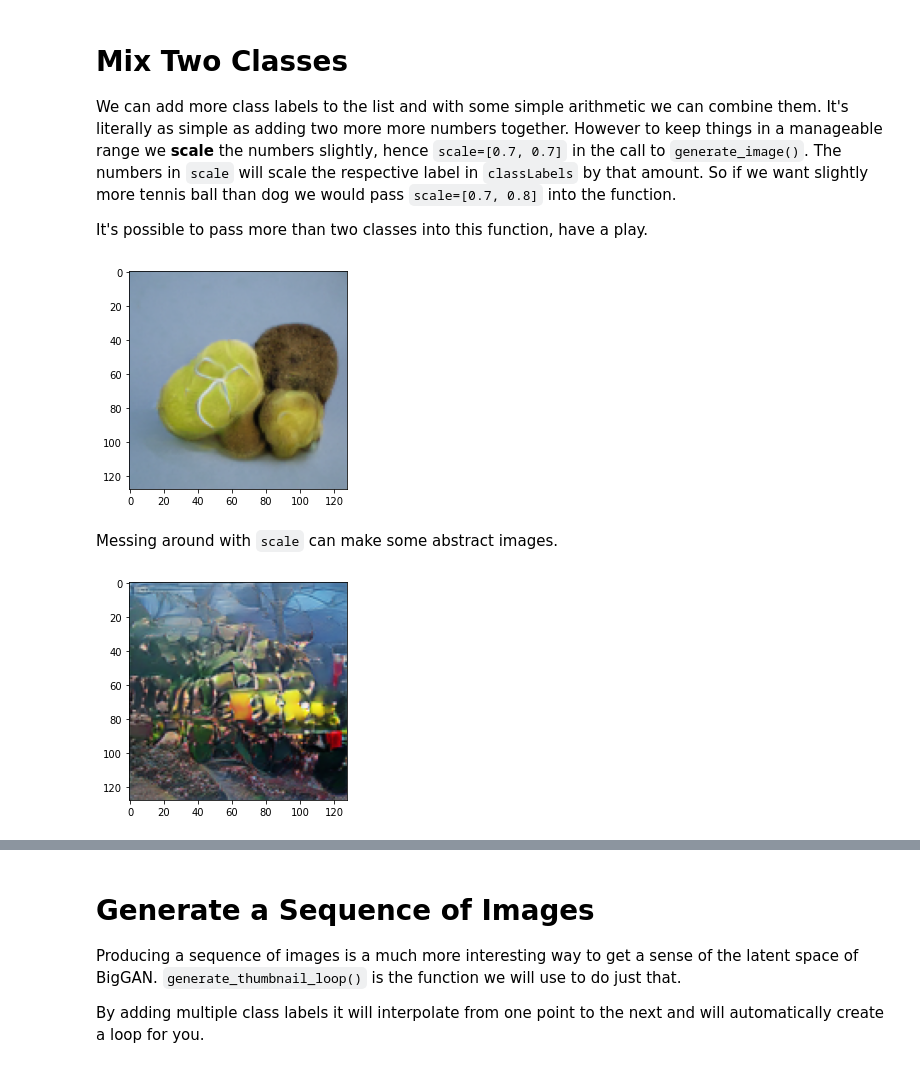
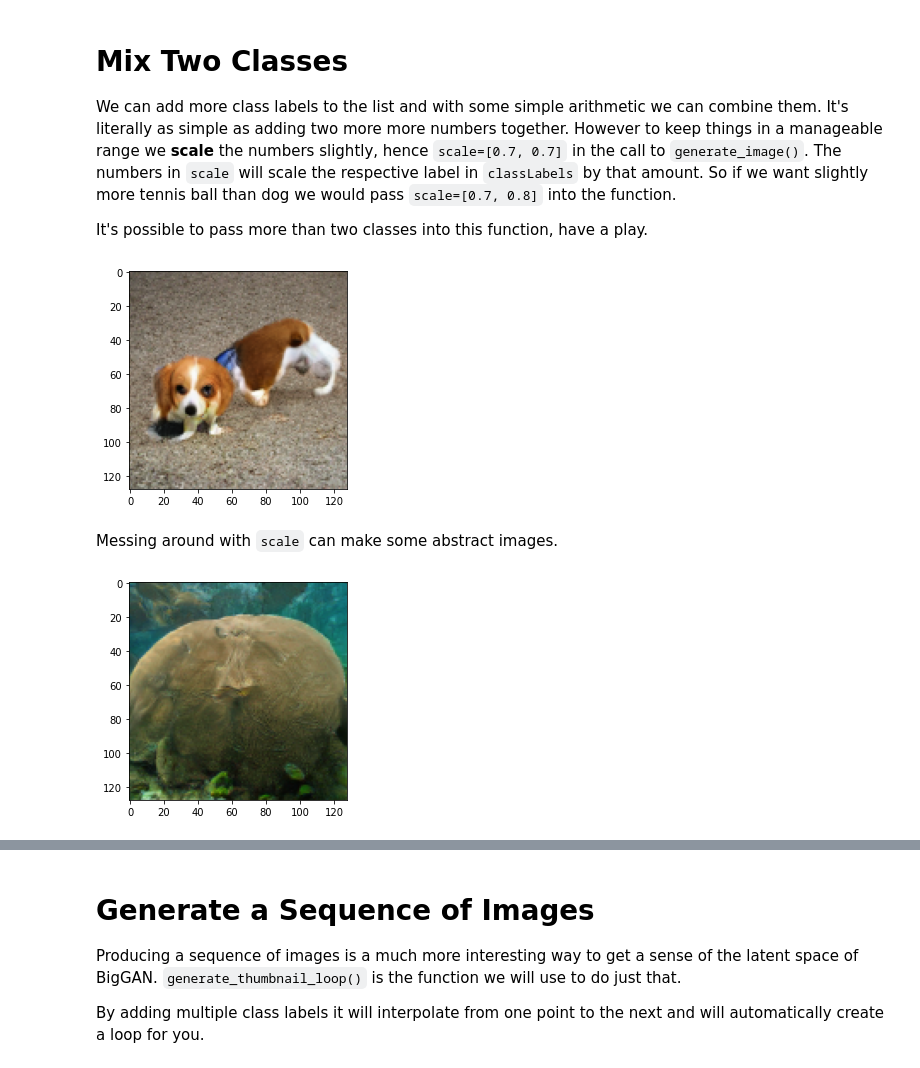
Before and after one commit to joshmurr/biodesign_biggan, a Jupyter notebook: BigGAN_Playground.ipynb, the cells around one changed output, grey strips where cells are left out. Cells and saved outputs as stored; diff of their text form; code cells hidden in the pictures.

```diff
--- a/BigGAN_Playground.ipynb
+++ b/BigGAN_Playground.ipynb
@@ -80,9 +82,9 @@ from pytorch_pretrained_biggan import (BigGAN,
 # I recommend you get to grips with the model on 'biggan-deep-256' and
 # then if you want to make some higher quality images move onto 'biggan-deep-512'
 
-model = BigGAN.from_pretrained('biggan-deep-128')
+# model = BigGAN.from_pretrained('biggan-deep-128')
 #model = BigGAN.from_pretrained('biggan-deep-256')
-# model = BigGAN.from_pretrained('biggan-deep-512')
+model = BigGAN.from_pretrained('biggan-deep-512')
 # %% [output]
 [nltk_data] Downloading package wordnet to /root/nltk_data...
 [nltk_data]   Package wordnet is already up-to-date!
@@ -306,14 +308,14 @@ We can add more class labels to the list and with some simple arithmetic we can
 
 It's possible to pass more than two classes into this function, have a play.
 # %%
-dog_tennis = generate_image(classLabels=['dog', 'tennis_ball'], truncation=0.6, scale=[0.7, 0.8])
+dog_tennis = generate_image(classLabels=['dog', 'tennis_ball'], truncation=0.6, scale=[0.7, 0.7])
 # %% [output]
-[figure, old version]
+[figure, new version]
 # %%
 save_image('dog_tennis.png', dog_tennis)
 # %% [markdown]
 Messing around with `scale` can make some abstract images.
 # %%
-elephant_truck_coral = generate_image(['elephant', 'truck', 'brain coral'], scale=[0.6, 2, 0.9])
+elephant_truck_coral = generate_image(['elephant', 'truck', 'brain coral'], scale=[0.7, 0.2, 0.9])
 # %% [output]
-[figure, old version]
+[figure, new version]
```
Also changed, not shown: parts of 12 cells of this notebook.
